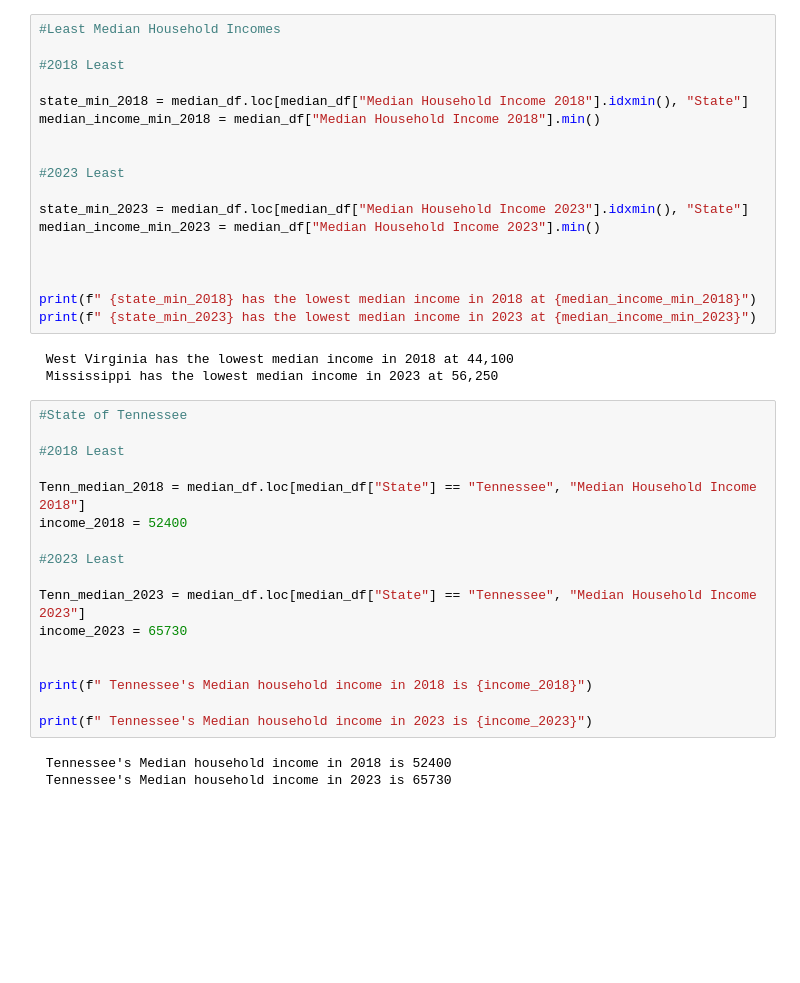
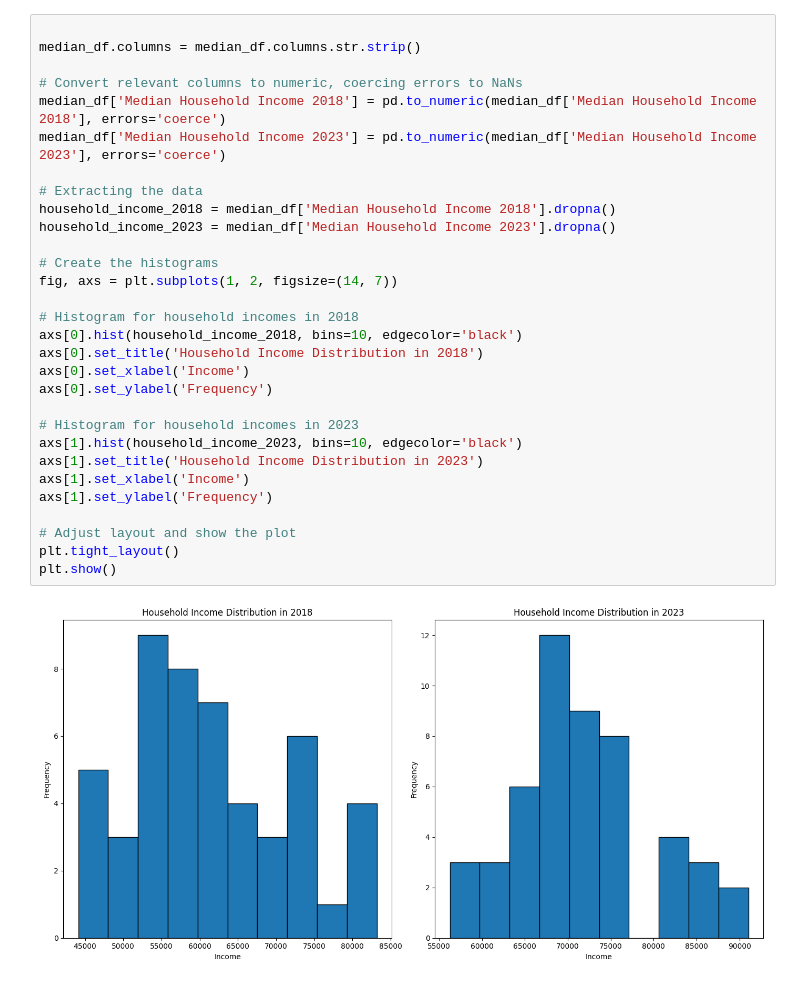
Before and after one commit to Clivesay1/Project-1, a Jupyter notebook: GetCharted.ipynb, the cells around one changed output. Cells and saved outputs as stored; diff of their text form; blank space fills up the shorter version.

Commit message:
Added a GetCharted

```diff
--- a/GetCharted.ipynb
+++ b/GetCharted.ipynb
@@ -40,41 +17,32 @@ print(f" {state_max_2023} has the highest median income in 2023 at {median_incom
-# %%
-#Least Median Household Incomes
-
-#2018 Least
-
-state_min_2018 = median_df.loc[median_df["Median Household Income 2018"].idxmin(), "State"]
-median_income_min_2018 = median_df["Median Household Income 2018"].min()
-
-
-#2023 Least
-
-state_min_2023 = median_df.loc[median_df["Median Household Income 2023"].idxmin(), "State"]
-median_income_min_2023 = median_df["Median Household Income 2023"].min()
-
-
-
-print(f" {state_min_2018} has the lowest median income in 2018 at {median_income_min_2018}")
-print(f" {state_min_2023} has the lowest median income in 2023 at {median_income_min_2023}")
-# %% [output]
- West Virginia has the lowest median income in 2018 at 44,100
- Mississippi has the lowest median income in 2023 at 56,250
-# %%
-#State of Tennessee
-
-#2018 Least
-
-Tenn_median_2018 = median_df.loc[median_df["State"] == "Tennessee", "Median Household Income 2018"]
-income_2018 = 52400
-
-#2023 Least
-
-Tenn_median_2023 = median_df.loc[median_df["State"] == "Tennessee", "Median Household Income 2023"]
-income_2023 = 65730
-
-
-print(f" Tennessee's Median household income in 2018 is {income_2018}")
-
-print(f" Tennessee's Median household income in 2023 is {income_2023}")
-# %% [output]
- Tennessee's Median household income in 2018 is 52400
- Tennessee's Median household income in 2023 is 65730
+# %%
+
+median_df.columns = median_df.columns.str.strip()
+
+# Convert relevant columns to numeric, coercing errors to NaNs
+median_df['Median Household Income 2018'] = pd.to_numeric(median_df['Median Household Income 2018'], errors='coerce')
+median_df['Median Household Income 2023'] = pd.to_numeric(median_df['Median Household Income 2023'], errors='coerce')
+
+# Extracting the data
+household_income_2018 = median_df['Median Household Income 2018'].dropna()
+household_income_2023 = median_df['Median Household Income 2023'].dropna()
+
+# Create the histograms
+fig, axs = plt.subplots(1, 2, figsize=(14, 7))
+
+# Histogram for household incomes in 2018
+axs[0].hist(household_income_2018, bins=10, edgecolor='black')
+axs[0].set_title('Household Income Distribution in 2018')
+axs[0].set_xlabel('Income')
+axs[0].set_ylabel('Frequency')
+
+# Histogram for household incomes in 2023
+axs[1].hist(household_income_2023, bins=10, edgecolor='black')
+axs[1].set_title('Household Income Distribution in 2023')
+axs[1].set_xlabel('Income')
+axs[1].set_ylabel('Frequency')
+
+# Adjust layout and show the plot
+plt.tight_layout()
+plt.show()
+# %% [output]
+[figure, added]
```
Also changed, not shown: parts of 4 cells of this notebook.
